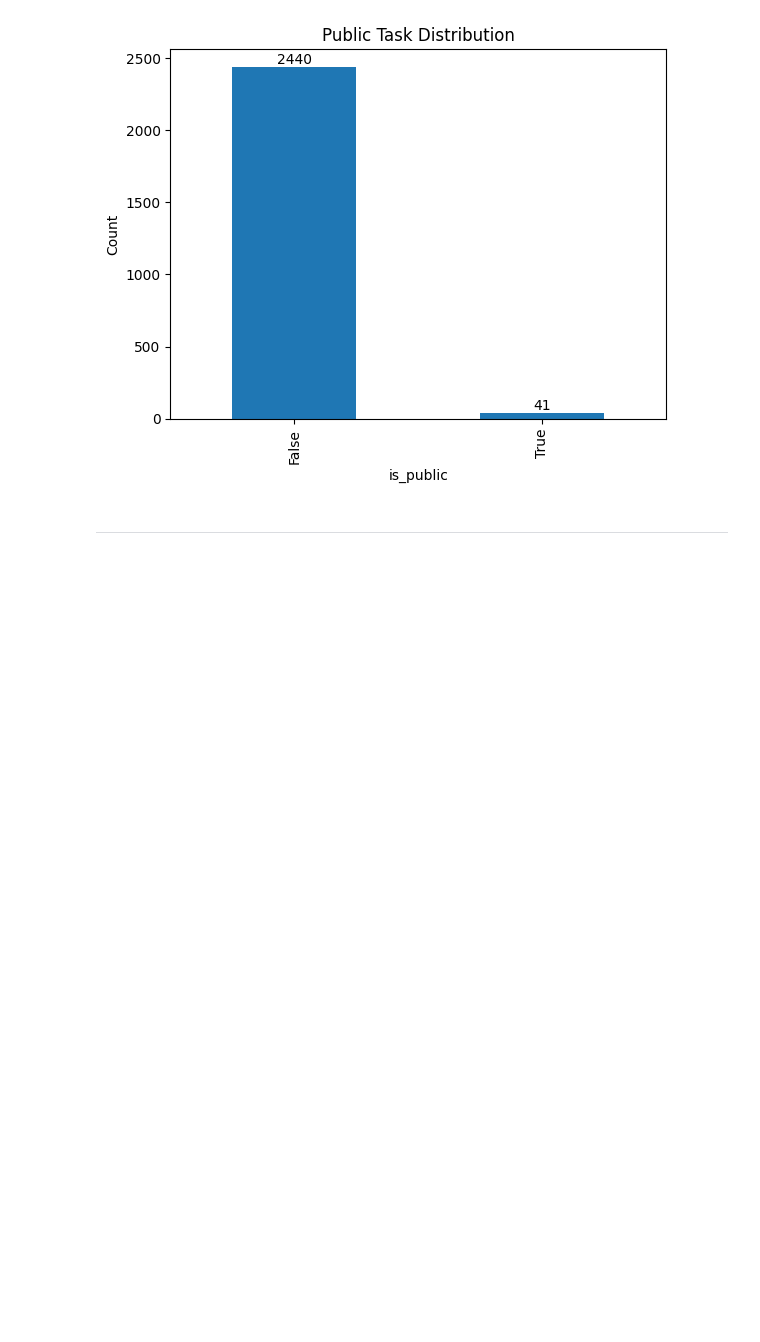
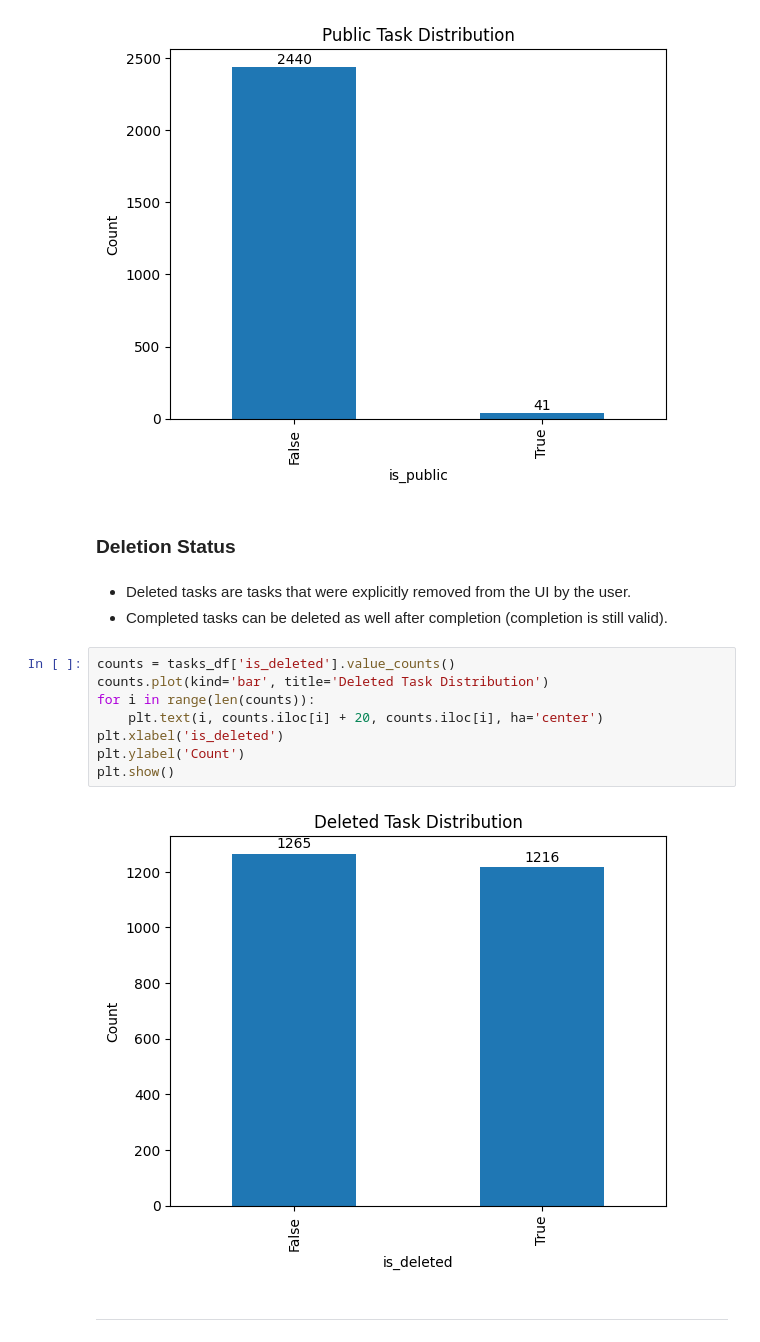
Before and after one commit to pt7481/dootoo_item_prediction, a Jupyter notebook: eda/dootoo_item_prediction.ipynb, the cells around one changed output. Cells and saved outputs as stored; diff of their text form; blank space fills up the shorter version.

Commit message:
Added Deleted Task EDA

```diff
--- a/eda/dootoo_item_prediction.ipynb
+++ b/eda/dootoo_item_prediction.ipynb
@@ -145,6 +145,21 @@ plt.ylabel('Count')
 plt.show()
 # %% [output]
 [figure]
+# %% [markdown]
+### Deletion Status
+# %% [markdown]
+* Deleted tasks are tasks that were explicitly removed from the UI by the user.
+* Completed tasks can be deleted as well after completion (completion is still valid).
+# %%
+counts = tasks_df['is_deleted'].value_counts()
+counts.plot(kind='bar', title='Deleted Task Distribution')
+for i in range(len(counts)):
+    plt.text(i, counts.iloc[i] + 20, counts.iloc[i], ha='center')
+plt.xlabel('is_deleted')
+plt.ylabel('Count')
+plt.show()
+# %% [output]
+[figure, added]
 # %% [markdown]
 ------
 # %% [markdown]
```
